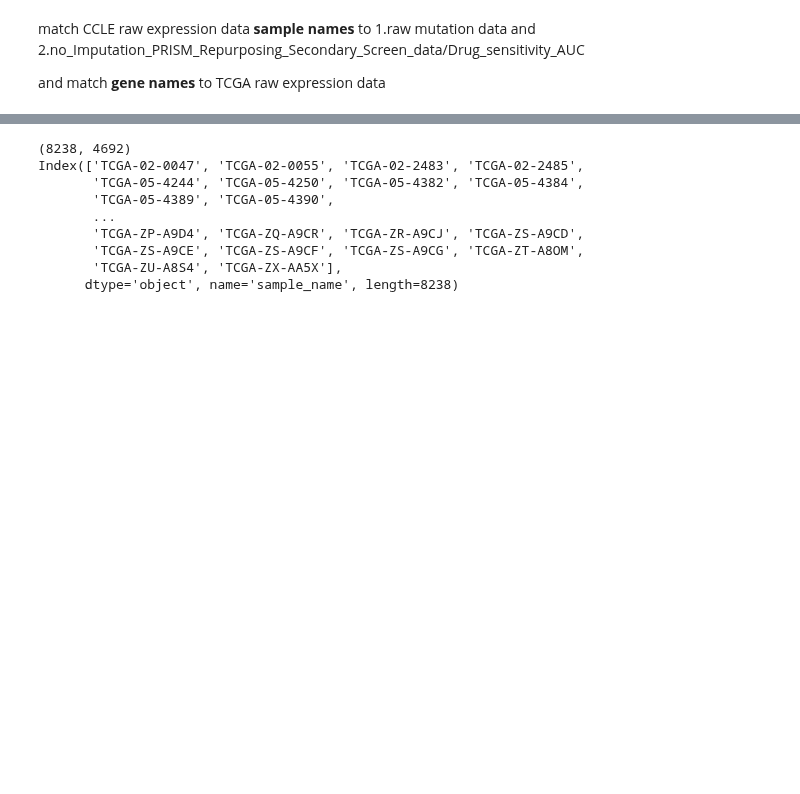
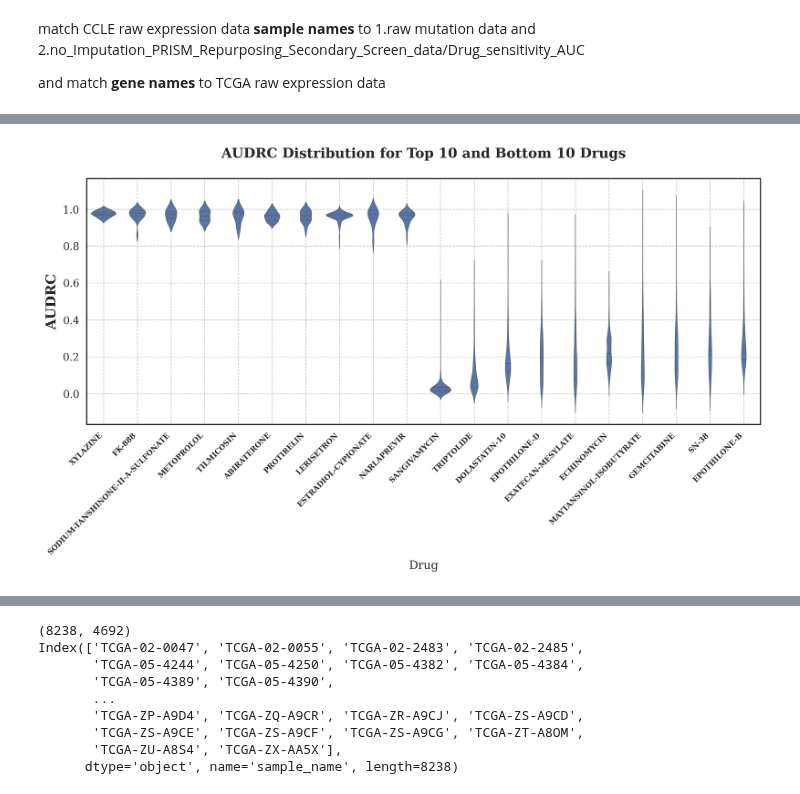
Before and after one commit to chiu-kai/ESPF_OMICS, a Jupyter notebook: utils/find_common_CCLEsample_for_PRISMtest.ipynb, the cells around one changed output, grey strips where cells are left out. Saved outputs shown, nothing was run; the diff lists cells and outputs as text; code cells hidden in the pictures; blank space fills up the shorter version.

```diff
--- a/utils/find_common_CCLEsample_for_PRISMtest.ipynb
+++ b/utils/find_common_CCLEsample_for_PRISMtest.ipynb
@@ -17,0 +70,79 @@ import pandas as pd
+# %%
+import matplotlib.pyplot as plt
+import matplotlib.font_manager as fm
+import matplotlib as mpl
+import seaborn as sns
+import pandas as pd
+import re
+
+# Set Matplotlib and Seaborn styles
+plt.style.use('seaborn')  # Better default style
+plt.rcParams['figure.facecolor'] = 'white'
+plt.rcParams['axes.facecolor'] = 'white'
+mpl.rcParams['figure.dpi'] = 300  # Higher resolution
+mpl.rcParams['savefig.dpi'] = 300
+mpl.rcParams['figure.figsize'] = (10, 6)  # Slightly larger figure
+mpl.rcParams['path.simplify'] = True
+mpl.rcParams['path.simplify_threshold'] = 1.0
+mpl.rcParams['agg.path.chunksize'] = 10000
+plt.rcParams['figure.autolayout'] = True
+plt.rcParams['figure.constrained_layout.use'] = True
+plt.rcParams['svg.fonttype'] = 'none'  # Use system fonts in SVG
+plt.rcParams['pdf.fonttype'] = 42  # Use Type 42 (TrueType) fonts
+plt.rcParams["font.family"] = "serif"
+
+# Load data
+AUC_df = pd.read_csv(
+    "/root/data/no_Imputation_PRISM_Repurposing_Secondary_Screen_data/Drug_sensitivity_AUC_(PRISM_Repurposing_Secondary_Screen)_subsetted.csv",
+    sep=',', index_col=0
+)
+
+# Calculate mean AUC for each drug
+drug_mean_auc = AUC_df.mean(axis=0)
+
+# Select top 10 and bottom 10 drugs
+top10_drugs = drug_mean_auc.sort_values(ascending=False).head(10).index
+bottom10_drugs = drug_mean_auc.sort_values(ascending=True).head(10).index
+selected_drugs = top10_drugs.tolist() + bottom10_drugs.tolist()
+
+# Subset data
+subset_df = AUC_df[selected_drugs]
+
+# Convert to long-format
+melted_df = subset_df.melt(var_name='Drug', value_name='AUDRC')
+
+# Clean drug names by removing parentheses and contents
+melted_df['Drug'] = melted_df['Drug'].str.replace(r"\s*\(.*?\)", "", regex=True)
+
+# Create violin plot
+plt.figure(figsize=(10, 6))
+ax = sns.violinplot(data=melted_df, x='Drug', y='AUDRC', inner='quartile')
+
+# Customize grid
+plt.grid(True, which='both', axis='y', linestyle='--', linewidth=0.6, color='gray', alpha=0.5)
+plt.grid(True, which='both', axis='x', linestyle='--', linewidth=0.6, color='gray', alpha=0.5)
+# Customize axes spines (plot edges)
+ax.spines['top'].set_visible(True)
+ax.spines['right'].set_visible(True)
+ax.spines['bottom'].set_visible(True)
+ax.spines['left'].set_visible(True)
+ax.spines['top'].set_color('black')
+ax.spines['right'].set_color('black')
+ax.spines['bottom'].set_color('black')
+ax.spines['left'].set_color('black')
+ax.spines['top'].set_linewidth(1)
+ax.spines['right'].set_linewidth(1)
+ax.spines['bottom'].set_linewidth(1)
+ax.spines['left'].set_linewidth(1)
+
+# Rotate x-axis labels
+plt.xticks(rotation=45, ha='right',fontsize=7,fontweight='bold')
+plt.ylabel('AUDRC', fontsize=13,fontweight='bold')
+# Set title
+plt.title('AUDRC Distribution for Top 10 and Bottom 10 Drugs', pad=20,fontsize=13,fontweight='bold')
+# Ensure tight layout
+plt.tight_layout()
+# Show plot
+plt.show()
+# %% [output]
+[figure, added]
```
Also changed, not shown: parts of 6 cells of this notebook, 9 other files.
